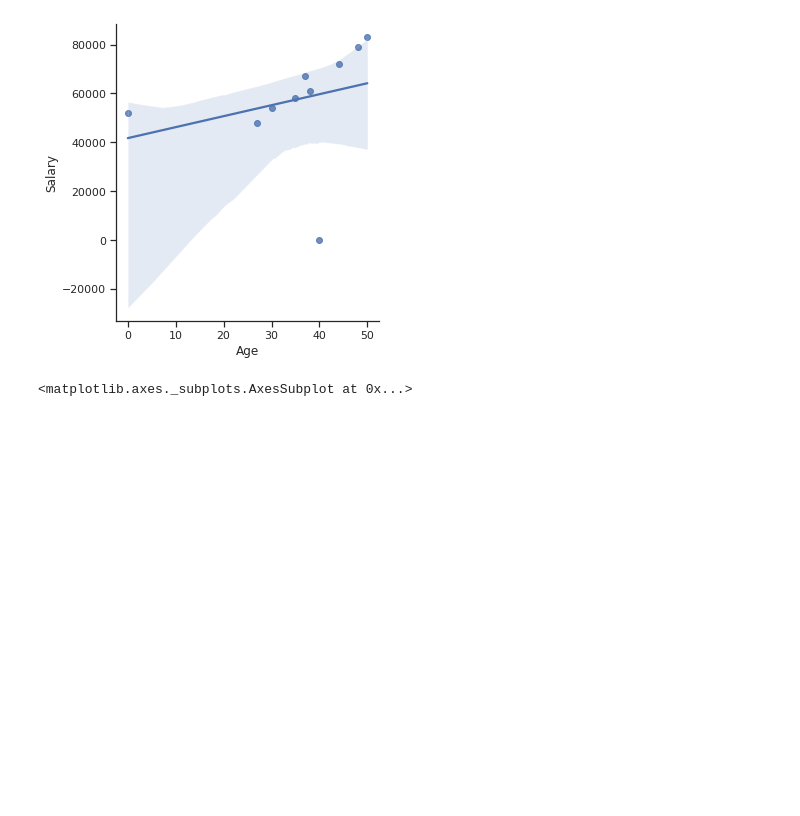
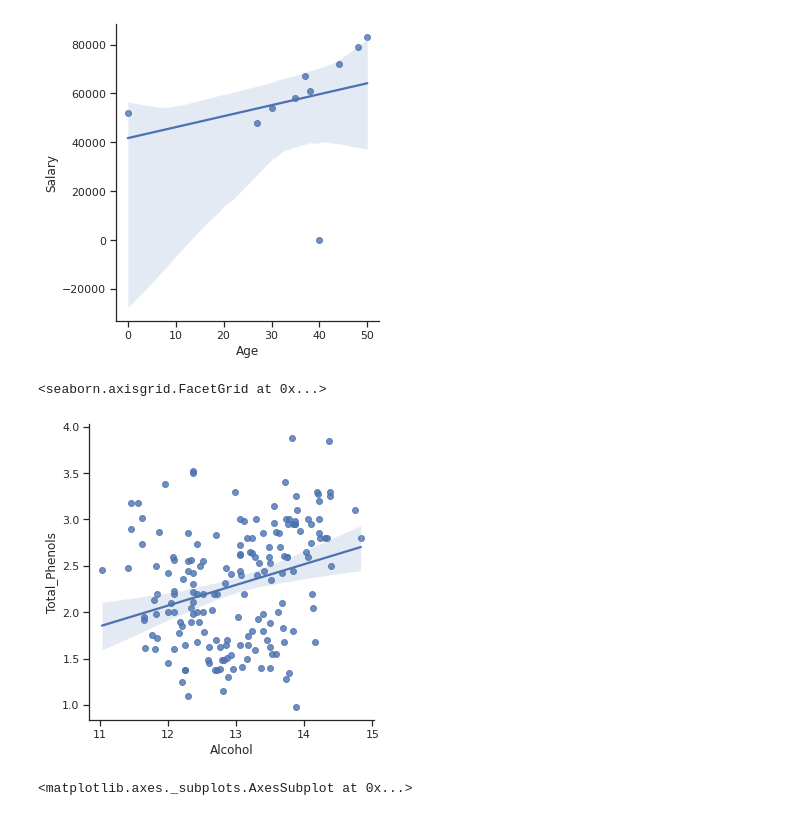
Before and after one commit to ekramasif/Basic-Machine-Learning, a Jupyter notebook: pd_np.ipynb, the cells around one changed output. Saved outputs shown, nothing was run; the diff lists cells and outputs as text; code cells hidden in the pictures; blank space fills up the shorter version.

Commit message:
Show the results of a linear regression using seabron

```diff
--- a/pd_np.ipynb
+++ b/pd_np.ipynb
@@ -183,6 +183,12 @@ sns.lmplot(x="Age", y="Salary", data=df)
 # %% [output]
 <seaborn.axisgrid.FacetGrid at 0x...>
 [figure]
+# %%
+# Show the results of a linear regression
+sns.lmplot(x="Alcohol", y="Total_Phenols", data=df1)
+# %% [output]
+<seaborn.axisgrid.FacetGrid at 0x...>
+[figure, added]
 # %%
 # plotting strip plot with seaborn
 
```
